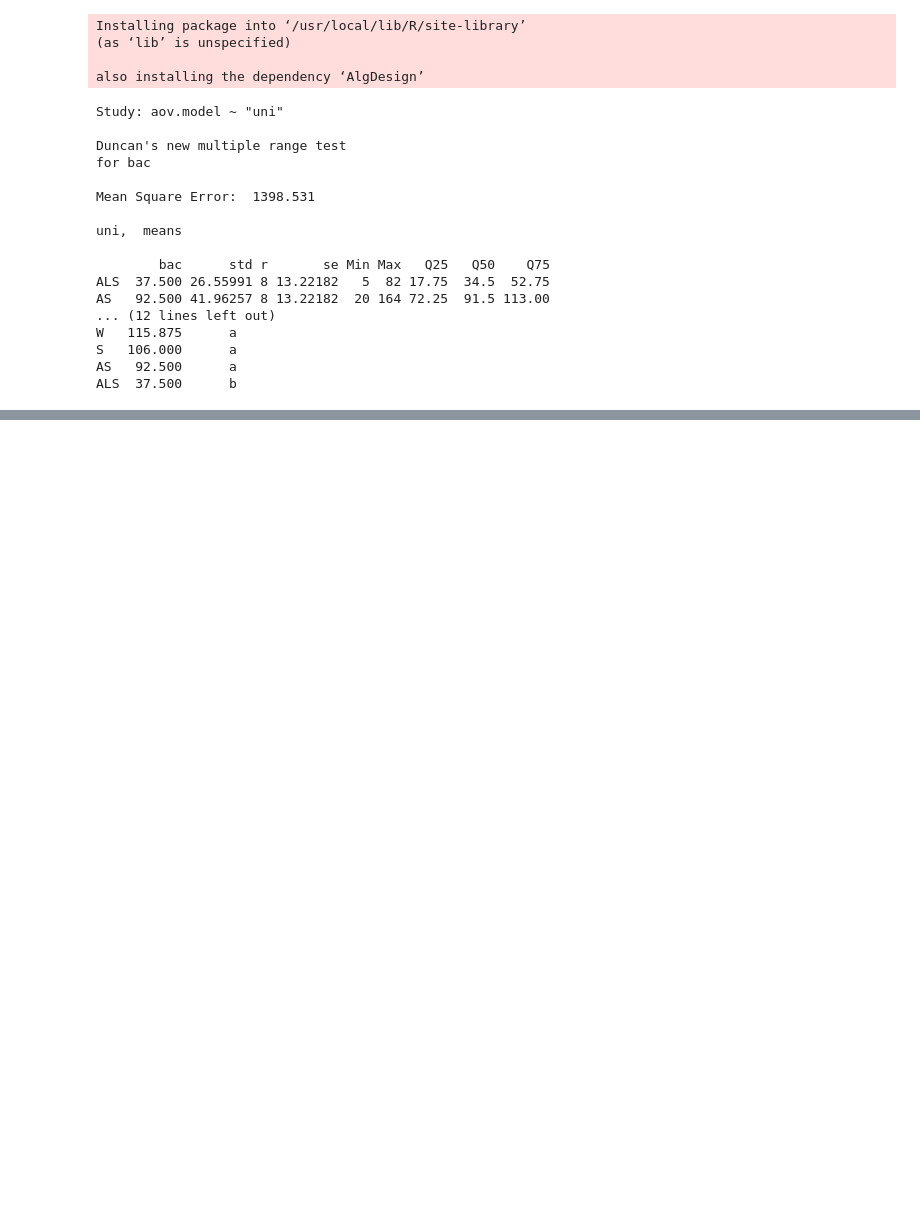
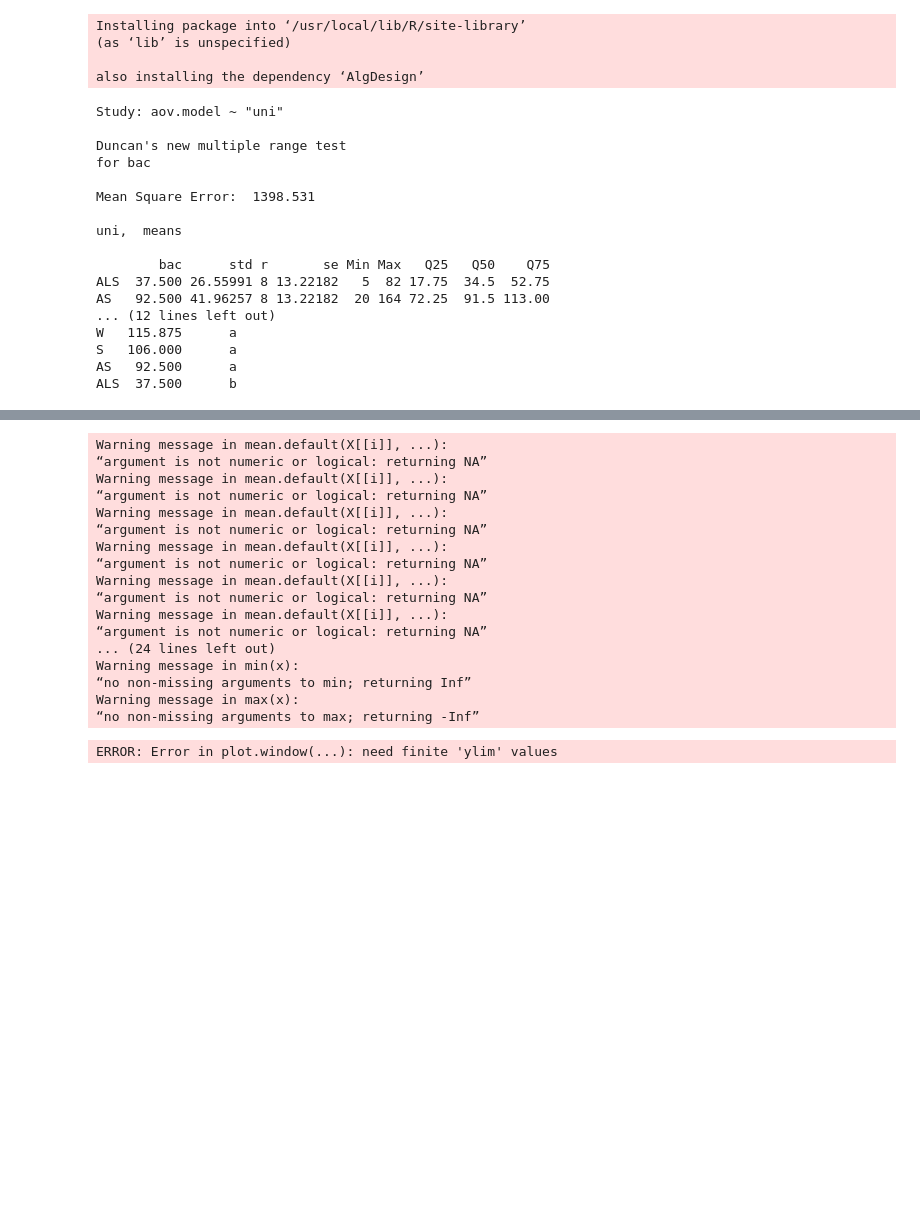
Before and after one commit to tontantip/DADS6001-Project-Applied-statistics, a Jupyter notebook: in class/anova.ipynb, the cells around one changed output, grey strips where cells are left out. Cells and saved outputs as stored; diff of their text form; code cells hidden in the pictures; blank space fills up the shorter version.

```diff
--- a/in class/anova.ipynb
+++ b/in class/anova.ipynb
@@ -162,0 +246,33 @@ ALS  37.500      b
+# %%
+data <-
+c(115,98,107,90,85,90,118,105,98,92,95,81,100,15,95,70,85,78,105,95,98,80,68,82,89,100,90,65,80,72,78,85,95,62,70,73)
+# %%
+dept <- as.factor(c(rep("",2), rep("moderate",2), rep("severe",2)))
+train <- as.factor(c(rep("1-20",12), rep("21-50",12), rep(">50",12)))
+mdataframe <- data.frame(absent,dept,train)
+library(car)
+leveneTest(absent ~ dept * train, data=mdataframe ,center=mean)
+# %%
+
+library(tidyverse)
+
+# 1. สร้างเวกเตอร์สำหรับตัวแปรอิสระ (Factors)
+Group <- factor(c(rep("Treatment", 9), rep("Control", 9)))
+D_Disable <- factor(rep(c(rep("Mild", 3), rep("Moderate", 3), rep("Severe", 3)), 2),
+                    levels = c("Mild", "Moderate", "Severe")) # กำหนดลำดับระดับ
+
+# 2. สร้างเวกเตอร์สำหรับตัวแปรตาม (Dependent Variable)
+WRAT_R <- c(115, 98, 107, 100, 105, 95, 89, 100, 90, # Treatment 9 obs
+            90, 85, 90, 70, 85, 78, 65, 80, 72) # Control 9 obs
+
+WRAT_A <- c(118, 105, 98, 105, 95, 98, 78, 85, 95,
+            92, 95, 81, 80, 68, 82, 62, 70, 73)
+
+IQ <- c(110, 102, 100, 115, 98, 100, 99, 102, 100,
+        108, 115, 95, 100, 99, 105, 101, 95, 102)
+
+# 3. รวมเป็น Data Frame
+my_data <- data.frame(WRAT_R, WRAT_A, IQ, Group, D_Disable)
+
+# 4. ตรวจสอบโครงสร้าง
+str(my_data)
@@ -162,0 +323,22 @@ ALS  37.500      b
+# %%
+with(mdataframe, interaction.plot(WRAT_R, WRAT_A, D_Disable, fun = mean, main = "Interaction Plot"))
+# %% [output]
+Warning message in mean.default(X[[i]], ...):
+“argument is not numeric or logical: returning NA”
+Warning message in mean.default(X[[i]], ...):
+“argument is not numeric or logical: returning NA”
+Warning message in mean.default(X[[i]], ...):
+“argument is not numeric or logical: returning NA”
+Warning message in mean.default(X[[i]], ...):
+“argument is not numeric or logical: returning NA”
+Warning message in mean.default(X[[i]], ...):
+“argument is not numeric or logical: returning NA”
+Warning message in mean.default(X[[i]], ...):
+“argument is not numeric or logical: returning NA”
+... (24 lines left out)
+Warning message in min(x):
+“no non-missing arguments to min; returning Inf”
+Warning message in max(x):
+“no non-missing arguments to max; returning -Inf”
+ERROR: Error in plot.window(...): need finite 'ylim' values
+[figure, added]
```
Also changed, not shown: parts of 14 cells of this notebook.
